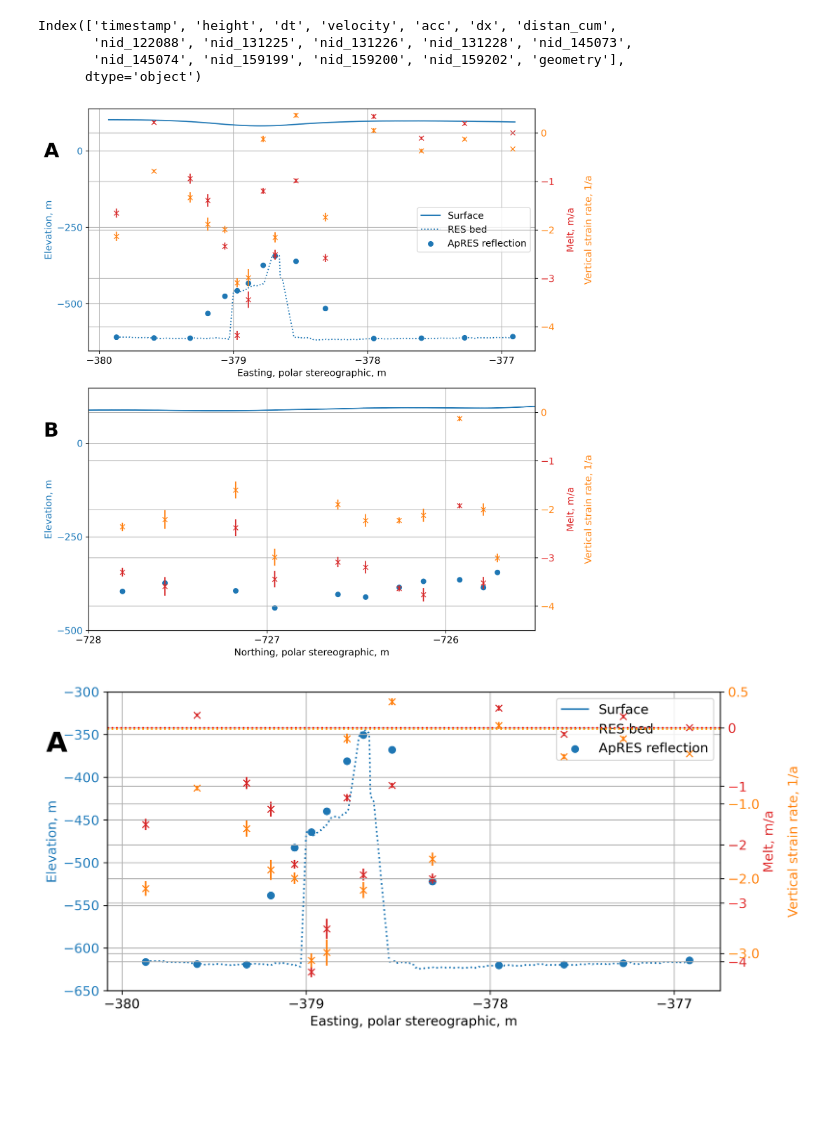
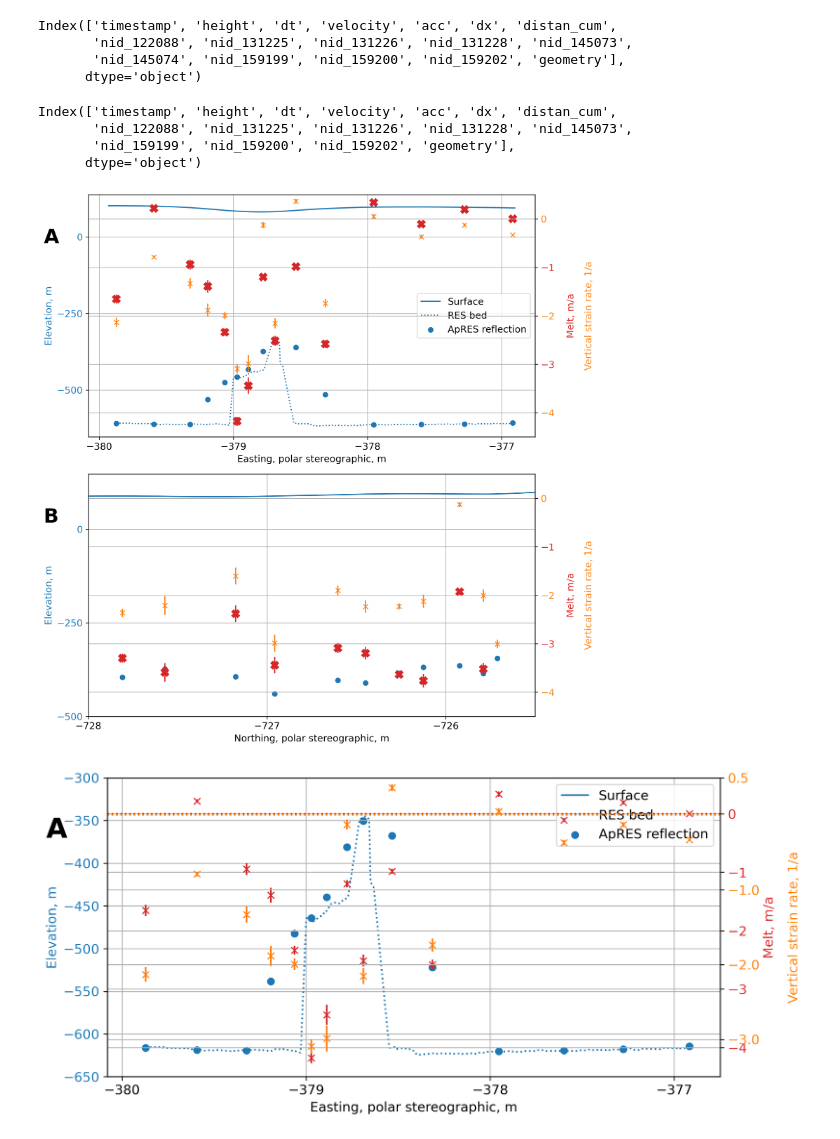
Before and after one commit to arrran/PhD_data_chapter, a Jupyter notebook: Jupyter/PLOTS/data_paper/09_plot_apres_melt.ipynb, the cells around one changed output. Drawn from its saved outputs; the diff is of its cells as text; code cells hidden in the pictures; blank space fills up the shorter version.

```diff
--- a/Jupyter/PLOTS/data_paper/09_plot_apres_melt.ipynb
+++ b/Jupyter/PLOTS/data_paper/09_plot_apres_melt.ipynb
@@ -144,6 +144,13 @@ res_correction = correct['res_correction']
 apres_firn = correct['apres_firn']
 # %%
 xgrid = np.arange(-382000,-374000,1000)
+# %%
+radar_APREScross.keys()
+# %% [output]
+Index(['timestamp', 'height', 'dt', 'velocity', 'acc', 'dx', 'distan_cum',
+       'nid_122088', 'nid_131225', 'nid_131226', 'nid_131228', 'nid_145073',
+       'nid_159199', 'nid_159200', 'nid_159202', 'geometry'],
+      dtype='object')
 # %%
 #https://matplotlib.org/3.1.1/gallery/ticks_and_spines/multiple_yaxis_with_spines.html
 font = {'size'   : 12}
@@ -169,7 +176,7 @@ ax2 = ax1.twinx()  # instantiate a second axes that shares the same x-axis
 
 color = 'tab:red'
 ax2.set_ylabel('Melt, m/a', color=color)  # we already handled the x-label with ax1
-ax2.errorbar(gdfcc.x/1000,gdfcc.meltRate,yerr=gdfcc.meltRateError,xerr=0,marker='x', color=color,linestyle="None")
+ax2.errorbar(gdfcc.x/1000,gdfcc.meltRate,yerr=gdfcc.meltRateError,xerr=0,marker='X', color=color,linestyle="None",markersize=10)
 # ax2.errorbar(gdf2.x/1000,gdf2.meltRate+1,yerr=gdf2.meltRateError,xerr=0,marker='1', color=color,linestyle="None")
 ax2.tick_params(axis='y', labelcolor=color)
 ax2.grid()
@@ -214,40 +221,40 @@ ax2b = axb.twinx()  # instantiate a second axes that shares the same x-axis
 
 color = 'tab:red'
 ax2b.set_ylabel('Melt, m/a', color=color)  # we already handled the x-label with axb
-ax2b.errorbar(gdfdc.y/1000,gdfdc.meltRate,yerr=gdfdc.meltRateError,xerr=0,marker='x', color=color,linestyle="None")
+ax2b.errorbar(gdfdc.y/1000,gdfdc.meltRate,yerr=gdfdc.meltRateError,xerr=0,marker='X', color=color,linestyle="None",markersize=10)
 # ax2b.scatter(gdf.x,gdf.melt_rate,marker='s', color=color)
 ax2b.tick_params(axis='y', labelcolor=color)
 ax2b.grid()
 # ax2b.axhline(y=0,color='r',linestyle=':')
 ax2b.yaxis.set_label_coords(1.07, 0.5)
 ax2b.set_yticks([-3,-1])
 ax2b.set_ylim([-4.5,0.5])
 
 
 ax3b = axb.twinx()
 
 color = 'tab:orange'
 ax3b.set_ylabel('Vertical strain rate, 1/a', color=color)  # we already handled the x-label with axb
 ax3b.yaxis.set_label_coords(1.11, 0.5)
 ax3b.errorbar(gdfdc.y/1000,gdfdc.dhStrain,yerr=gdfdc.dheStrain,xerr=0,marker='x', color=color,linestyle="None")
 # ax3b.scatter(gdf.x,gdf.vertical_strain_rate,marker='s', color=color)
 ax3b.tick_params(axis='y', labelcolor=color)
 ax3b.grid()
 ax3b.set_yticks([-4,-2,0])
 ax3b.set_ylim([-4.5,0.5])
 # ax3b.axhline(y=0,color='orange',linestyle=':')
 
 axb.text(-0.1, 0.8, 'B', transform=axb.transAxes,
             size=25, weight='bold')
 
 
 # axb.legend(loc= 'upper right')
 fig.tight_layout()  # otherwise the right y-label is slightly clipped
 fig.savefig('/Users/home/whitefar/ASSIGNMENTS-PUBLICATIONS-TALKS/channel_data_writeup/PLOTS/APRES_melt.png')
 
 plt.show()
 # %% [output]
-[figure, old version]
+[figure, new version]
 # %%
 #https://matplotlib.org/3.1.1/gallery/ticks_and_spines/multiple_yaxis_with_spines.html
 font = {'size'   : 12}
```
Also changed, not shown: parts of 1 cell of this notebook, 16 other files.
